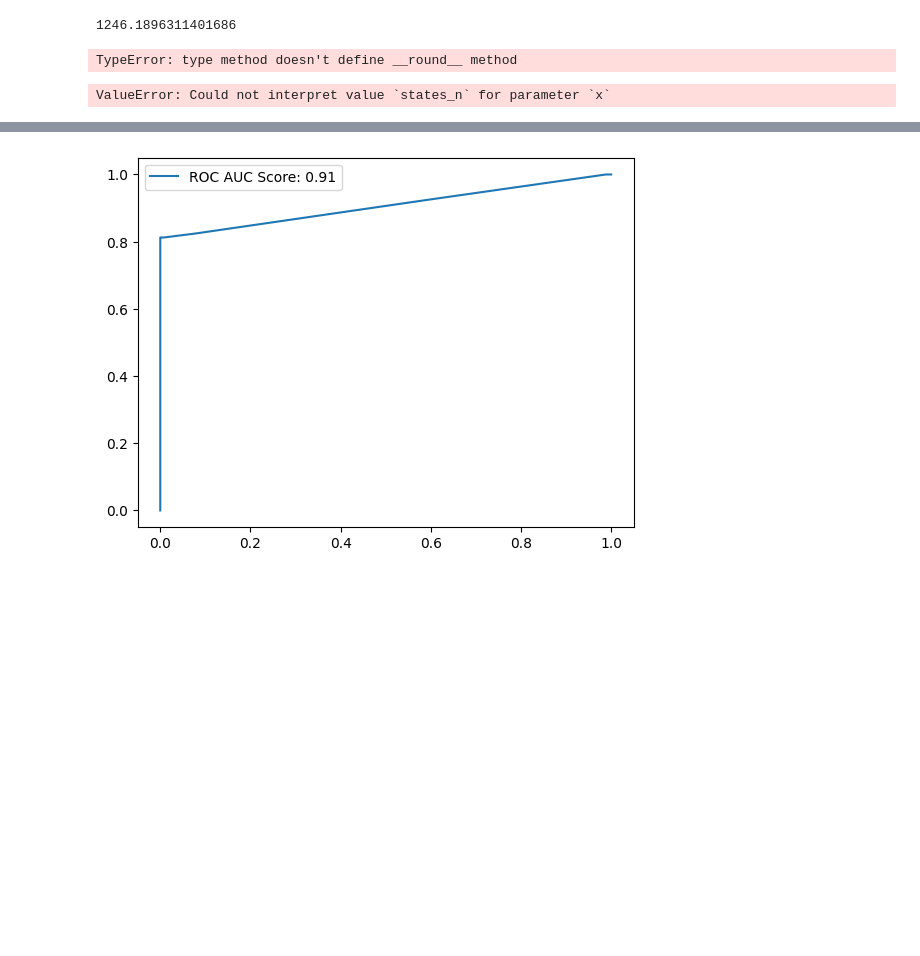
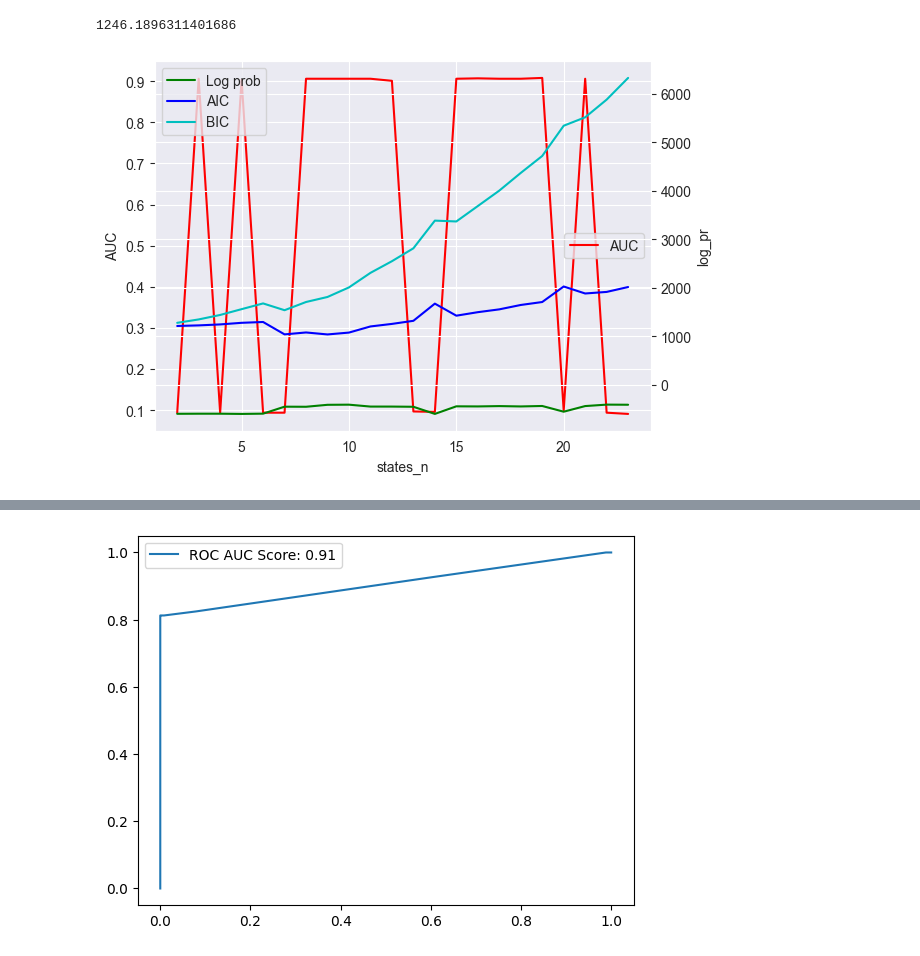
Before and after one commit to smartHome-LUCAMI/Projekt, a Jupyter notebook: runExperiment_v01.ipynb, the cells around one changed output, grey strips where cells are left out. Cells and saved outputs as stored; diff of their text form; code cells hidden in the pictures; blank space fills up the shorter version.

```diff
--- a/runExperiment_v01.ipynb
+++ b/runExperiment_v01.ipynb
@@ -210,16 +227,15 @@ for latent_states_n in latent_states_n_lst:
     trans_P = np.round(trans_mat[train_pars][latent_states_n], 3)
     emition_P = np.round(emition_mat[train_pars][latent_states_n], 3)
 
-    dc_lst.append({'Pars':train_pars, 'states_n': latent_states_n, 'AUC':round(auc,3), 'log_pr':round(log_pr, 3), 'AIC':round(aic, 3), 'BIC':round(bic, 3), 'trans_mat':trans_P, 'emition_mat':emition_P})
+    dc_lst.append({'Pars':train_pars, 'states_n': latent_states_n, 'AUC':round(auc,3), 'log_pr':round(log_pr, 4), 'AIC':round(aic, 4), 'BIC':round(bic, 4), 'trans_mat':trans_P, 'emition_mat':emition_P})
 
 rep_df = pd.DataFrame(dc_lst)
-# %% [output]
-TypeError: type method doesn't define __round__ method
 # %%
 x_df = pd.DataFrame(dc_lst)
 g = sns.lineplot(data=x_df, x='states_n', y='AUC', color='r', label='AUC')
 sns.lineplot(data=x_df, x='states_n', y='log_pr', color='g', ax=g.axes.twinx(), label='Log prob')
-sns.lineplot(data=x_df, x='states_n', y='AIC', color='g', ax=g.axes.twinx(), label='AIC')
-sns.lineplot(data=x_df, x='states_n', y='BIC', color='g', ax=g.axes.twinx(), label='BIC')
+sns.lineplot(data=x_df, x='states_n', y='AIC', color='b', label='AIC')
+sns.lineplot(data=x_df, x='states_n', y='BIC', color='c', label='BIC')
+sns.set_style("ticks")
 # %% [output]
-ValueError: Could not interpret value `states_n` for parameter `x`
+[figure, added]
```
Also changed, not shown: parts of 4 cells of this notebook.
